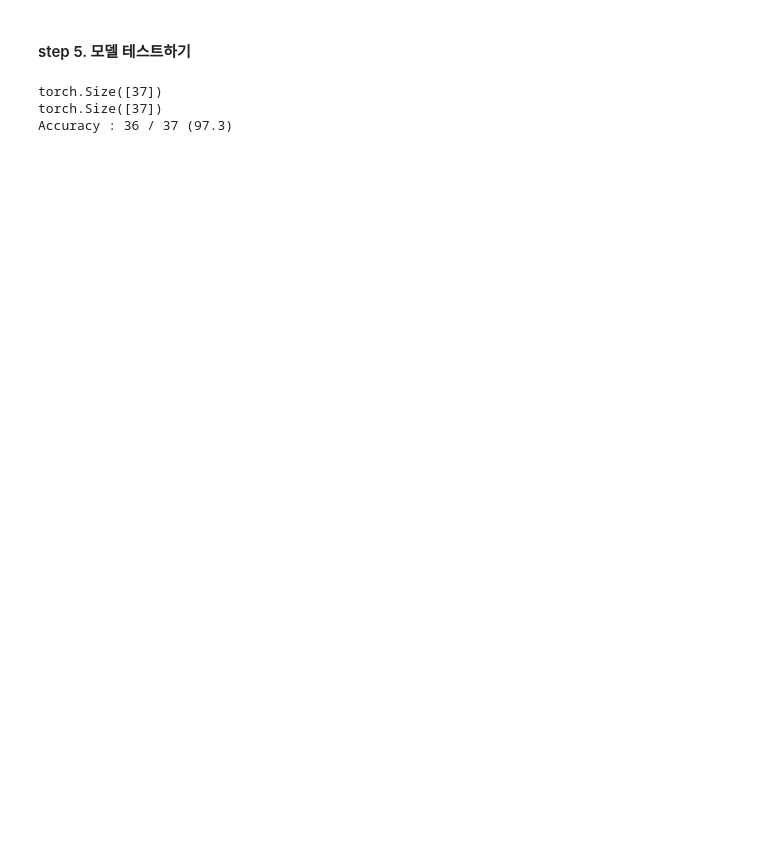
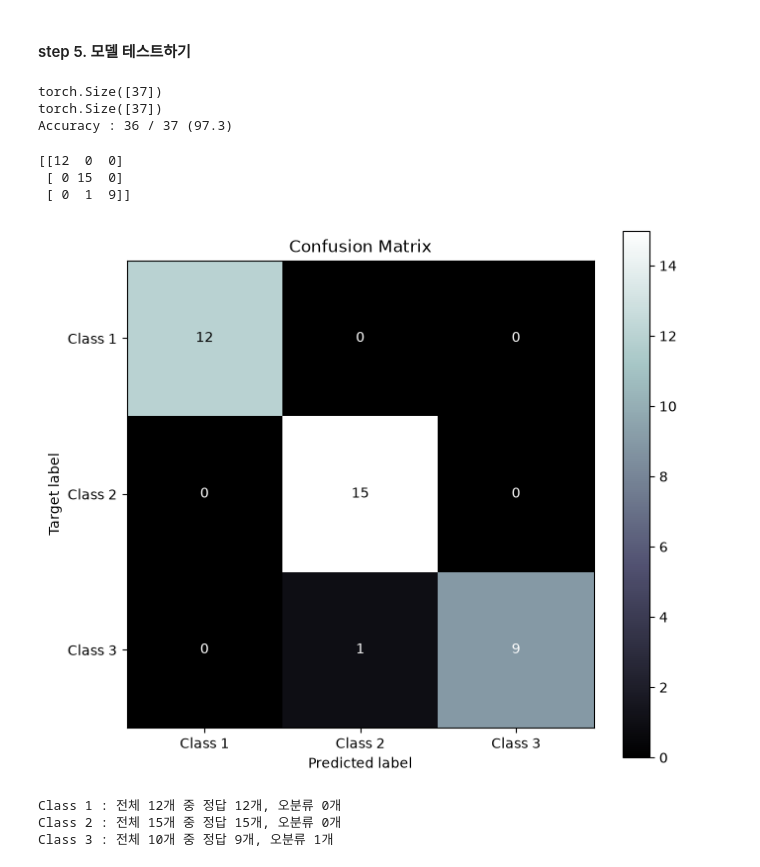
Before and after one commit to WWcriptor/PyTorch, a Jupyter notebook: 04.multiclass/01.multiclass_Wine.ipynb, the cells around one changed output. Drawn from its saved outputs; the diff is of its cells as text; code cells hidden in the pictures; blank space fills up the shorter version.

```diff
--- a/04.multiclass/01.multiclass_Wine.ipynb
+++ b/04.multiclass/01.multiclass_Wine.ipynb
@@ -214,3 +214,42 @@ print(f'Accuracy : {correct} / {total} ({accuracy:.1f})')
 torch.Size([37])
 torch.Size([37])
 Accuracy : 36 / 37 (97.3)
+# %%
+N_CLASS = 3
+
+confusion = torch.bincount(N_CLASS * target + y_pred, minlength=N_CLASS**2).reshape(N_CLASS,N_CLASS).numpy()
+print(confusion)
+
+class_name = ['Class 1', 'Class 2', 'Class 3']
+
+plt.figure(figsize=(7,6))
+plt.imshow(confusion, cmap='bone')
+plt.title('Confusion Matrix')
+plt.colorbar()
+
+for i in range(N_CLASS):
+    for j in range(N_CLASS):
+        plt.text(j,i, confusion[i,j], ha='center', va='center'
+                , color = 'white' if confusion[i,j] < confusion.max()/1.5 else 'black')
+
+plt.xticks(range(N_CLASS), class_name)
+plt.yticks(range(N_CLASS), class_name)
+plt.xlabel('Predicted label')
+plt.ylabel('Target label')
+plt.tight_layout()
+# %% [output]
+[[12  0  0]
+ [ 0 15  0]
+ [ 0  1  9]]
+[figure, added]
+# %%
+# 클래스별 정답 개수와 오분류 개수
+for i, name in enumerate(class_name):
+    total_count = int(confusion[i].sum())
+    correct_count = int(confusion[i,i])
+    wrong_count = total_count - correct_count
+    print(f'{name} : 전체 {total_count}개 중 정답 {correct_count}개, 오분류 {wrong_count}개')
+# %% [output]
+Class 1 : 전체 12개 중 정답 12개, 오분류 0개
+Class 2 : 전체 15개 중 정답 15개, 오분류 0개
+Class 3 : 전체 10개 중 정답 9개, 오분류 1개
```
Also changed, not shown: parts of 2 cells of this notebook, 2 other files.
